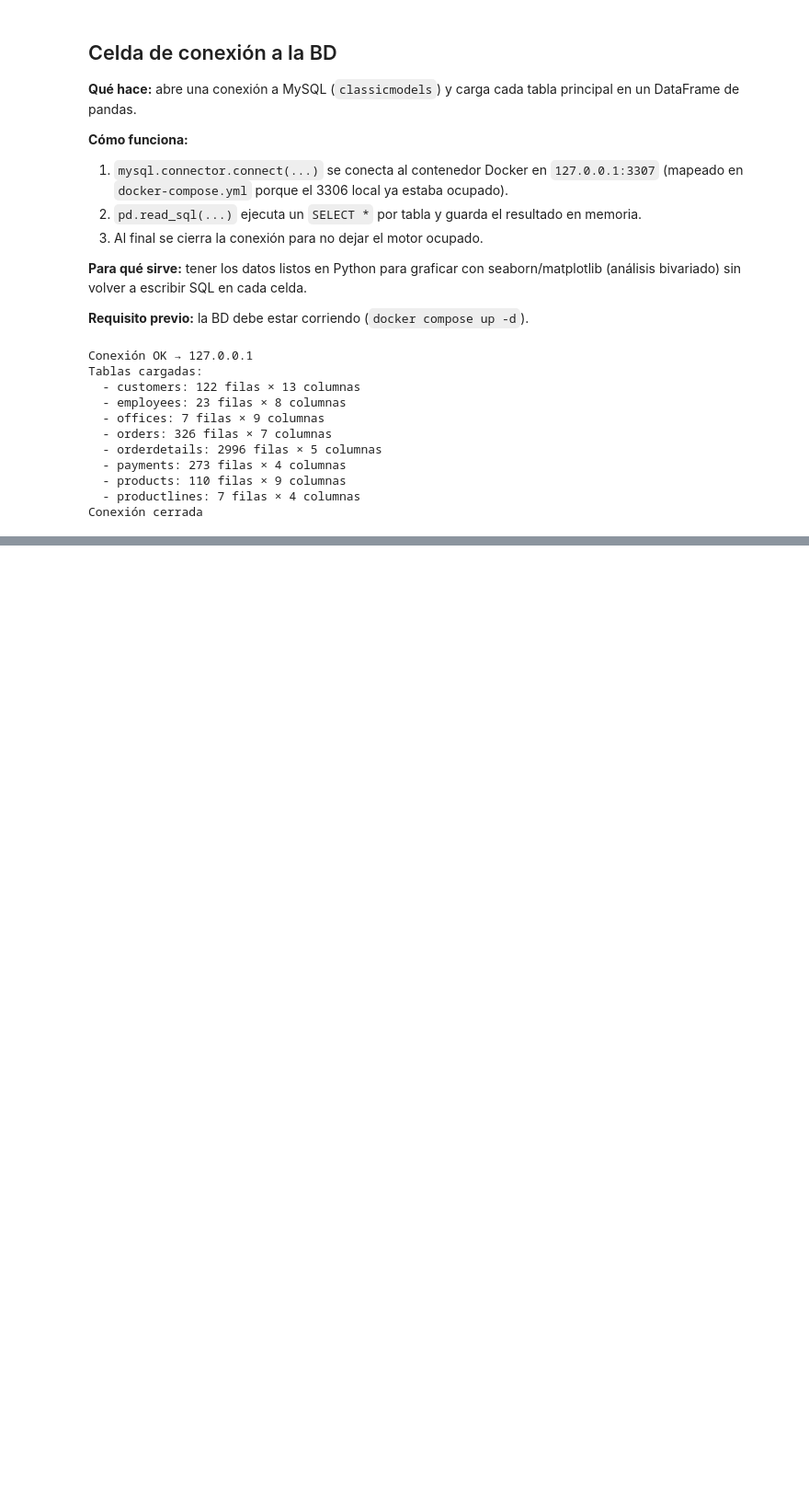
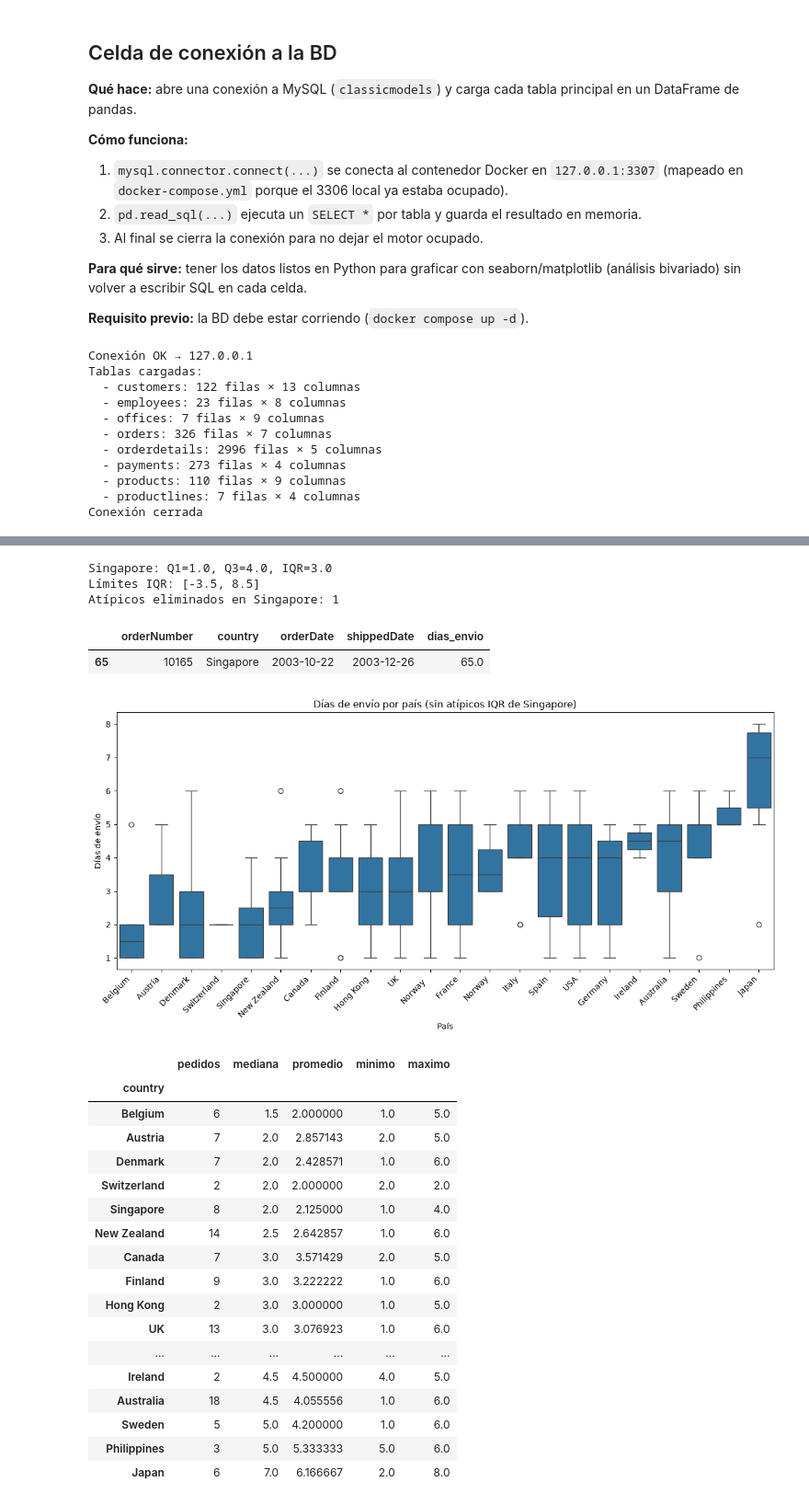
Before and after one commit to wshock/parcial-analisis, a Jupyter notebook: analisis_bivariado.ipynb, the cells around one changed output, grey strips where cells are left out. Shown at 92% size. Drawn from its saved outputs; the diff is of its cells as text; code cells hidden in the pictures; blank space fills up the shorter version.

```diff
--- a/analisis_bivariado.ipynb
+++ b/analisis_bivariado.ipynb
@@ -86,0 +180,69 @@ En product line podria preguntarme cuál es la linea a la que más le compran
+# %%
+# Separar Singapore del resto
+sg = df_biv1[df_biv1["country"] == "Singapore"].copy()
+otros = df_biv1[df_biv1["country"] != "Singapore"].copy()
+
+# IQR solo dentro de Singapore
+q1 = sg["dias_envio"].quantile(0.25)
+q3 = sg["dias_envio"].quantile(0.75)
+iqr = q3 - q1
+limite_inf = q1 - 1.5 * iqr
+limite_sup = q3 + 1.5 * iqr
+
+atipicos_sg = sg[~sg["dias_envio"].between(limite_inf, limite_sup)]
+sg_limpio = sg[sg["dias_envio"].between(limite_inf, limite_sup)]
+
+print(f"Singapore: Q1={q1:.1f}, Q3={q3:.1f}, IQR={iqr:.1f}")
+print(f"Límites IQR: [{limite_inf:.1f}, {limite_sup:.1f}]")
+print(f"Atípicos eliminados en Singapore: {len(atipicos_sg)}")
+if len(atipicos_sg) > 0:
+    display(atipicos_sg[["orderNumber", "country", "orderDate", "shippedDate", "dias_envio"]])
+
+df_biv1_sin_atipicos_sg = pd.concat([otros, sg_limpio], ignore_index=True)
+
+resumen_limpio = (
+    df_biv1_sin_atipicos_sg.groupby("country")["dias_envio"]
+    .agg(pedidos="count", mediana="median", promedio="mean", minimo="min", maximo="max")
+    .sort_values("mediana")
+)
+
+plt.figure(figsize=(12, 6))
+sns.boxplot(
+    data=df_biv1_sin_atipicos_sg,
+    x="country",
+    y="dias_envio",
+    order=resumen_limpio.index.tolist(),
+)
+plt.title("Días de envío por país (sin atípicos IQR de Singapore)")
+plt.xlabel("País")
+plt.ylabel("Días de envío")
+plt.xticks(rotation=45, ha="right")
+plt.tight_layout()
+plt.show()
+
+resumen_limpio
+# %% [output]
+Singapore: Q1=1.0, Q3=4.0, IQR=3.0
+Límites IQR: [-3.5, 8.5]
+Atípicos eliminados en Singapore: 1
+|  | orderNumber | country | orderDate | shippedDate | dias_envio |
+| 65 | 10165 | Singapore | 2003-10-22 | 2003-12-26 | 65.0 |
+[figure, added]
+|  | pedidos | mediana | promedio | minimo | maximo |
+| country |  |  |  |  |  |
+| Belgium | 6 | 1.5 | 2.000000 | 1.0 | 5.0 |
+| Austria | 7 | 2.0 | 2.857143 | 2.0 | 5.0 |
+| Denmark | 7 | 2.0 | 2.428571 | 1.0 | 6.0 |
+| Switzerland | 2 | 2.0 | 2.000000 | 2.0 | 2.0 |
+| Singapore | 8 | 2.0 | 2.125000 | 1.0 | 4.0 |
+| New Zealand | 14 | 2.5 | 2.642857 | 1.0 | 6.0 |
+| Canada | 7 | 3.0 | 3.571429 | 2.0 | 5.0 |
+| Finland | 9 | 3.0 | 3.222222 | 1.0 | 6.0 |
+| Hong Kong | 2 | 3.0 | 3.000000 | 1.0 | 5.0 |
+| UK | 13 | 3.0 | 3.076923 | 1.0 | 6.0 |
+| ... | ... | ... | ... | ... | ... |
+| Ireland | 2 | 4.5 | 4.500000 | 4.0 | 5.0 |
+| Australia | 18 | 4.5 | 4.055556 | 1.0 | 6.0 |
+| Sweden | 5 | 5.0 | 4.200000 | 1.0 | 6.0 |
+| Philippines | 3 | 5.0 | 5.333333 | 5.0 | 6.0 |
+| Japan | 6 | 7.0 | 6.166667 | 2.0 | 8.0 |
```
Also changed, not shown: parts of 25 cells of this notebook, 1 other file.
